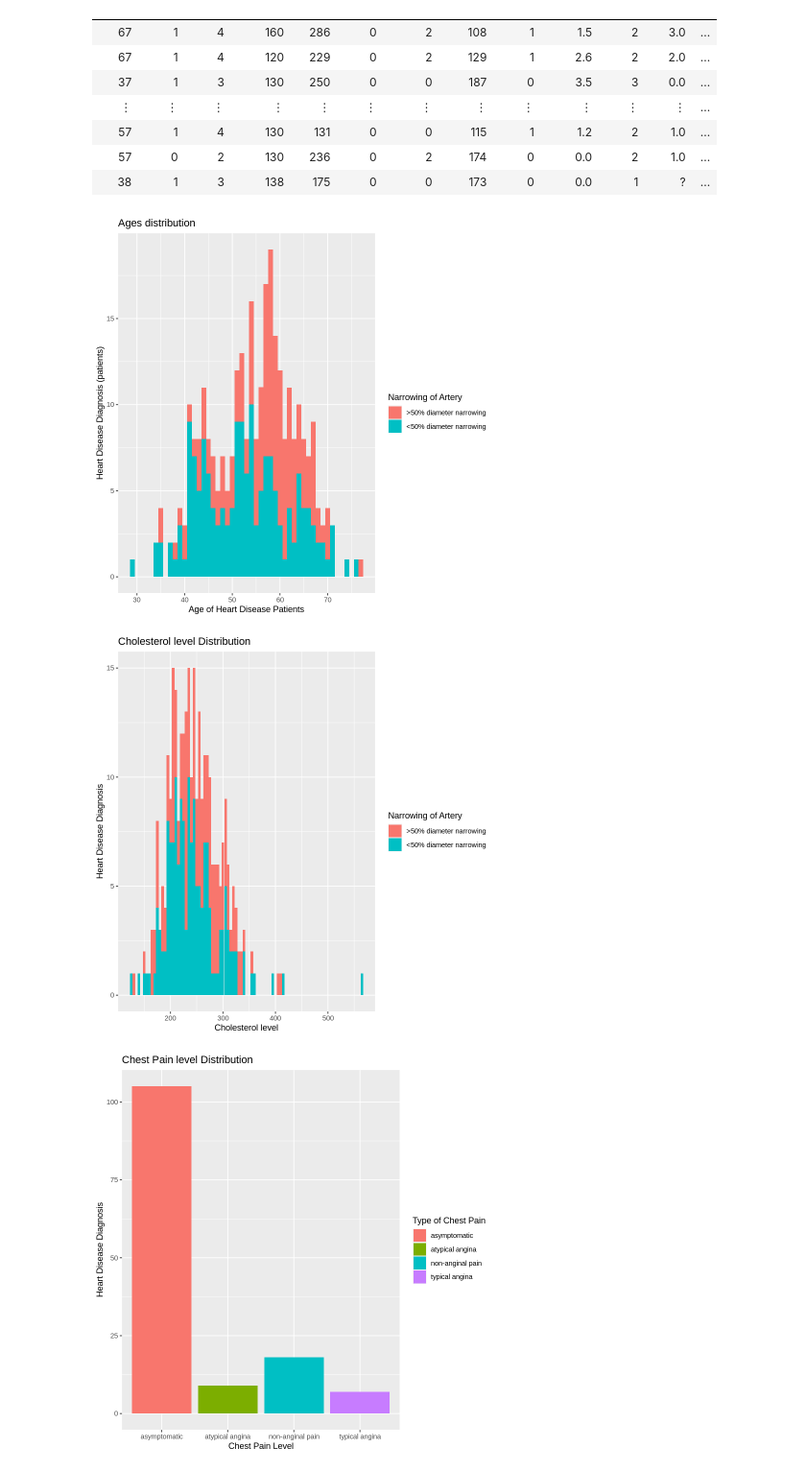
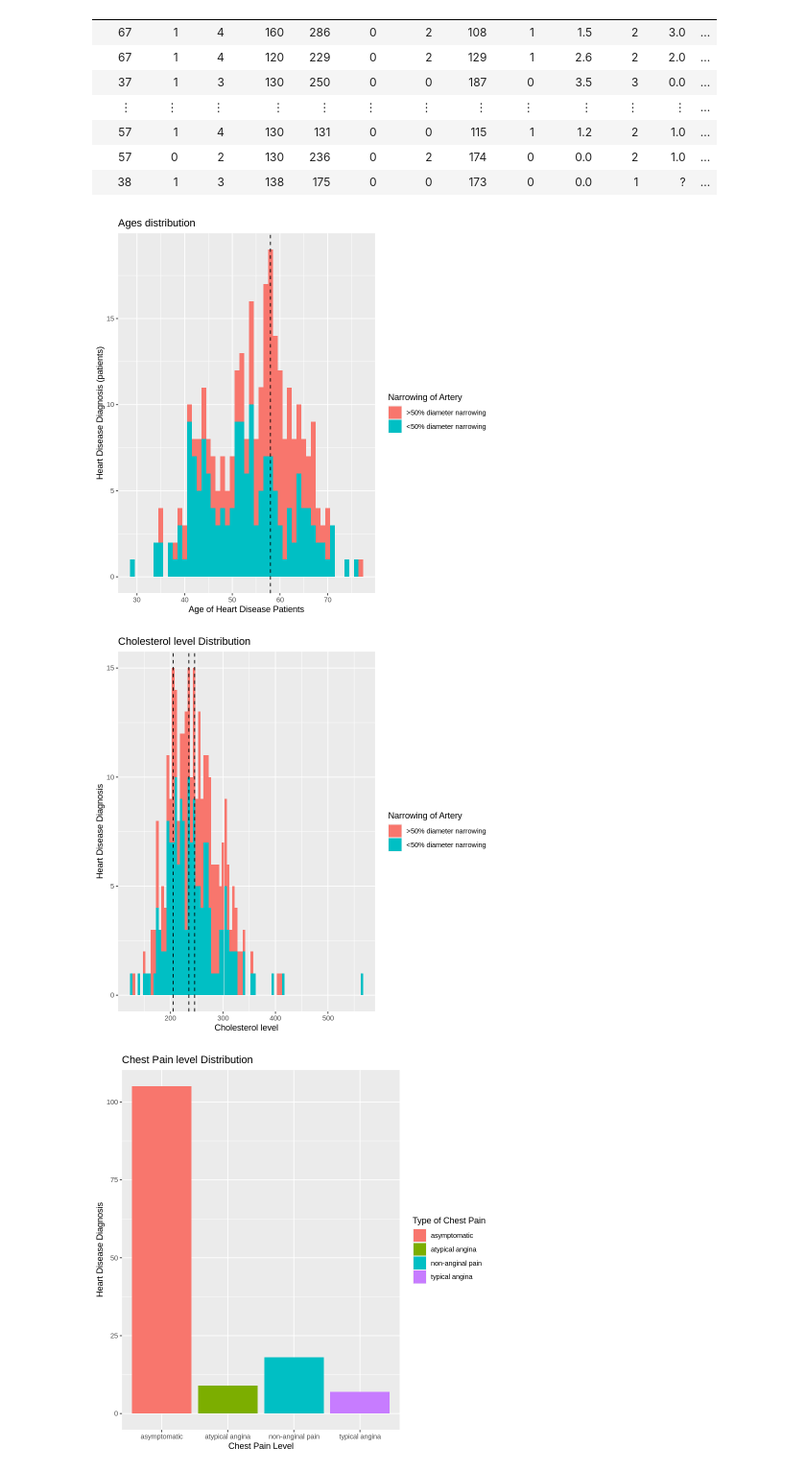
Before and after one commit to Daniel6070/Heart_Disease, a Jupyter notebook: Heart_Disease.ipynb, the cells around one changed output. Shown at 96% size. Cells and saved outputs as stored; diff of their text form; code cells hidden in the pictures.

Commit message:
visualizations (vline)
added centered lines for chol, age

```diff
--- a/Heart_Disease.ipynb
+++ b/Heart_Disease.ipynb
@@ -95,27 +113,30 @@ select(age, num)
 
 age_plot <- ggplot(heart_disease_age, aes(x = age, fill = num)) +
     geom_histogram(binwidth = 1) +
+geom_vline(xintercept = 58, linetype = "dashed", size = 0.5)+
     labs(x = "Age of Heart Disease Patients", y = "Heart Disease Diagnosis (patients)", fill = "Narrowing of Artery")+
     ggtitle("Ages distribution")
 age_plot
 # %% [output]
-[figure, old version]
+[figure, new version]
 # %%
 # ======== CHOLESTEROL LEVEL DISTRIBUTION FOR ALL THE PEOPLE ===============
 heart_disease_chol <- heart_disease %>%
 select(chol,num)
 
 
 chol_plot <- heart_disease_chol %>%
 ggplot(aes(x = chol, fill = num)) +
 geom_histogram(binwidth = 5) +
-#geom_vline(xintercept = 230, linetype = "dashed", size = 1.0)+
+geom_vline(xintercept = 205, linetype = "dashed", size = 0.5)+
+geom_vline(xintercept = 235, linetype = "dashed", size = 0.5)+
+geom_vline(xintercept = 246, linetype = "dashed", size = 0.5)+
 labs(x = "Cholesterol level", y = "Heart Disease Diagnosis", fill = "Narrowing of Artery")+
 ggtitle("Cholesterol level Distribution")
 
 chol_plot
 # %% [output]
-[figure, old version]
+[figure, new version]
 # %%
 # ======== CHEST PAIN DISTRIBUTION FOR PEOPLE WITH >50 % NARROWING ===============
 heart_disease_50_cp <- heart_disease %>%
```
Also changed, not shown: parts of 1 cell of this notebook.
